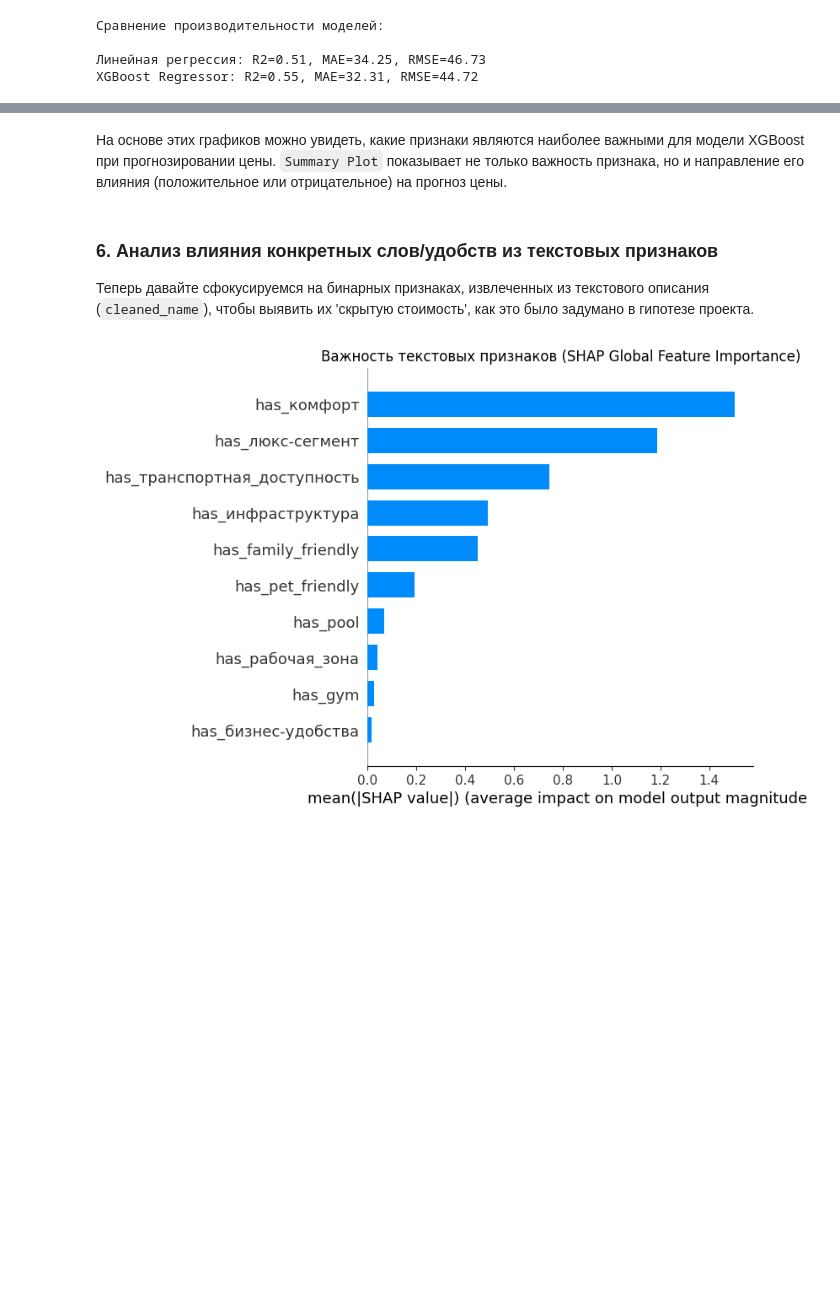
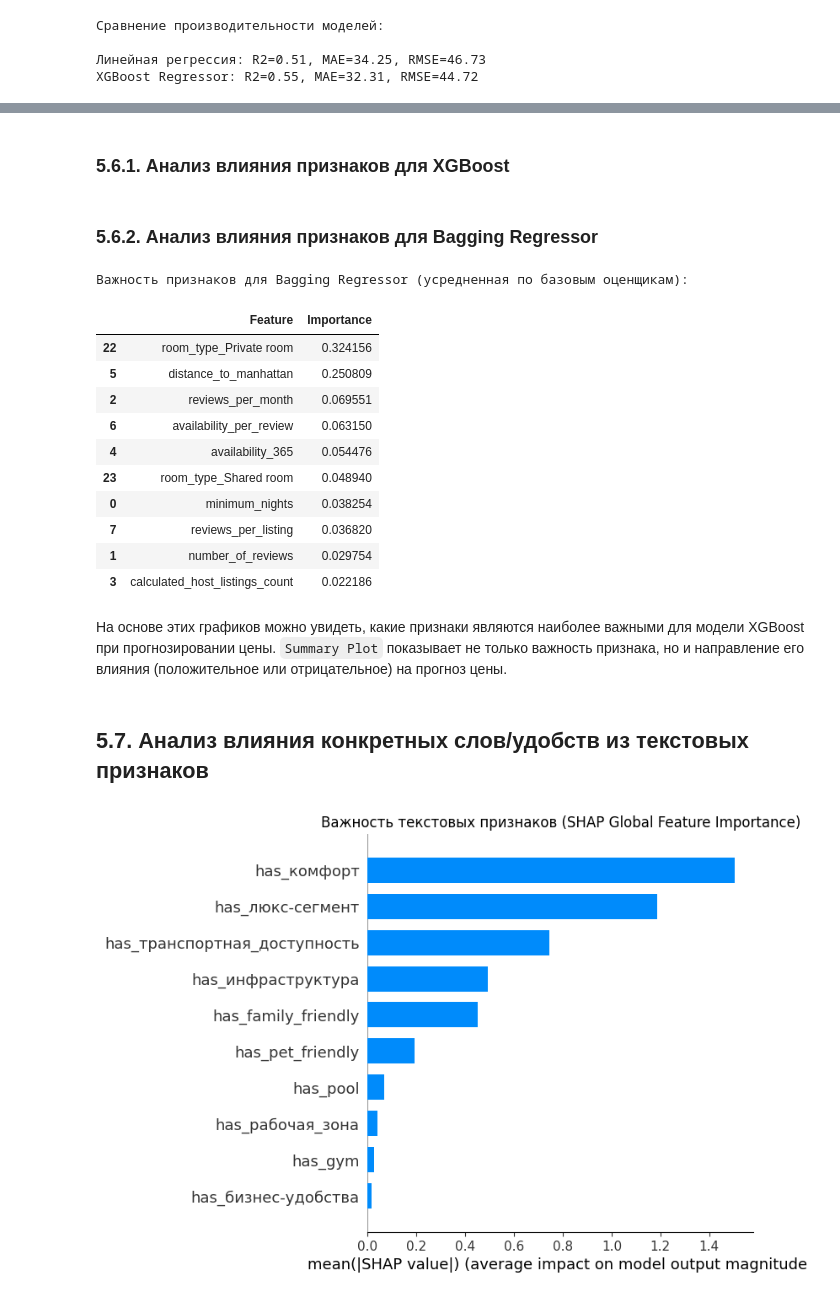
Before and after one commit to zeno2301/LLM, a Jupyter notebook: final_project.ipynb, the cells around one changed output, grey strips where cells are left out. Cells and saved outputs as stored; diff of their text form; code cells hidden in the pictures; blank space fills up the shorter version.

```diff
--- a/final_project.ipynb
+++ b/final_project.ipynb
@@ -630,0 +630,21 @@ print(f"  R-squared (R2): {r2_xgb:.2f}")
+# %%
+from sklearn.ensemble import BaggingRegressor
+
+# Инициализация и обучение модели Bagging Regressor
+bagging_model = BaggingRegressor(random_state=42)
+bagging_model.fit(X_train, y_train)
+
+# Прогнозирование на тестовой выборке
+y_pred_bagging = bagging_model.predict(X_test)
+
+# Оценка производительности модели
+mae_bagging = mean_absolute_error(y_test, y_pred_bagging)
+mse_bagging = mean_squared_error(y_test, y_pred_bagging)
+rmse_bagging = np.sqrt(mse_bagging)
+r2_bagging = r2_score(y_test, y_pred_bagging)
+
+print(f"Результаты модели Bagging Regressor:")
+print(f"  Mean Absolute Error (MAE): {mae_bagging:.2f}")
+print(f"  Mean Squared Error (MSE): {mse_bagging:.2f}")
+print(f"  Root Mean Squared Error (RMSE): {rmse_bagging:.2f}")
+print(f"  R-squared (R2): {r2_bagging:.2f}")
@@ -666,9 +701,44 @@ plt.show()
+# %% [markdown]
+### 5.6.1. Анализ влияния признаков для XGBoost
+# %% [markdown]
+### 5.6.2. Анализ влияния признаков для Bagging Regressor
+# %%
+# BaggingRegressor не имеет прямого атрибута feature_importances_ если базовый оценщик не RandomForestRegressor, например.
+# Однако, можно извлечь feature_importances_ из каждого базового оценщика (если это DecisionTreeRegressor) и усреднить их.
+
+# Проверяем, что модель была обучена и имеет доступ к отдельным оценщикам
+if hasattr(bagging_model, 'estimators_') and len(bagging_model.estimators_) > 0:
+    # Проверяем, что базовый оценщик (первый в списке) имеет feature_importances_
+    if hasattr(bagging_model.estimators_[0], 'feature_importances_'):
+        all_importances = [estimator.feature_importances_ for estimator in bagging_model.estimators_]
+        avg_feature_importances = np.mean(all_importances, axis=0)
+
+        feature_importance_bagging = pd.DataFrame({'Feature': X_train.columns, 'Importance': avg_feature_importances})
+        feature_importance_bagging = feature_importance_bagging.sort_values(by='Importance', ascending=False)
+
+        print("Важность признаков для Bagging Regressor (усредненная по базовым оценщикам):")
+        display(feature_importance_bagging.head(10))
+    else:
+        print("Базовые оценщики BaggingRegressor не поддерживают 'feature_importances_'. Для детального анализа можно использовать SHAP.")
+else:
+    print("Модель BaggingRegressor не была обучена или не содержит базовых оценщиков.")
+# %% [output]
+Важность признаков для Bagging Regressor (усредненная по базовым оценщикам):
+|  | Feature | Importance |
+| 22 | room_type_Private room | 0.324156 |
+| 5 | distance_to_manhattan | 0.250809 |
+| 2 | reviews_per_month | 0.069551 |
+| 6 | availability_per_review | 0.063150 |
+| 4 | availability_365 | 0.054476 |
+| 23 | room_type_Shared room | 0.048940 |
+| 0 | minimum_nights | 0.038254 |
+| 7 | reviews_per_listing | 0.036820 |
+| 1 | number_of_reviews | 0.029754 |
+| 3 | calculated_host_listings_count | 0.022186 |
 # %% [markdown]
 На основе этих графиков можно увидеть, какие признаки являются наиболее важными для модели XGBoost при прогнозировании цены. `Summary Plot` показывает не только важность признака, но и направление его влияния (положительное или отрицательное) на прогноз цены.
-# %% [markdown]
-### 6. Анализ влияния конкретных слов/удобств из текстовых признаков
-
-Теперь давайте сфокусируемся на бинарных признаках, извлеченных из текстового описания (`cleaned_name`), чтобы выявить их 'скрытую стоимость', как это было задумано в гипотезе проекта.
+# %% [markdown]
+## 5.7. Анализ влияния конкретных слов/удобств из текстовых признаков
 # %%
 # Отфильтруем SHAP значения для признаков, начинающихся с 'has_'
 text_shap_values_indices = [i for i, col in enumerate(X_test.columns) if col.startswith('has_')]
```
Also changed, not shown: parts of 40 cells of this notebook.
